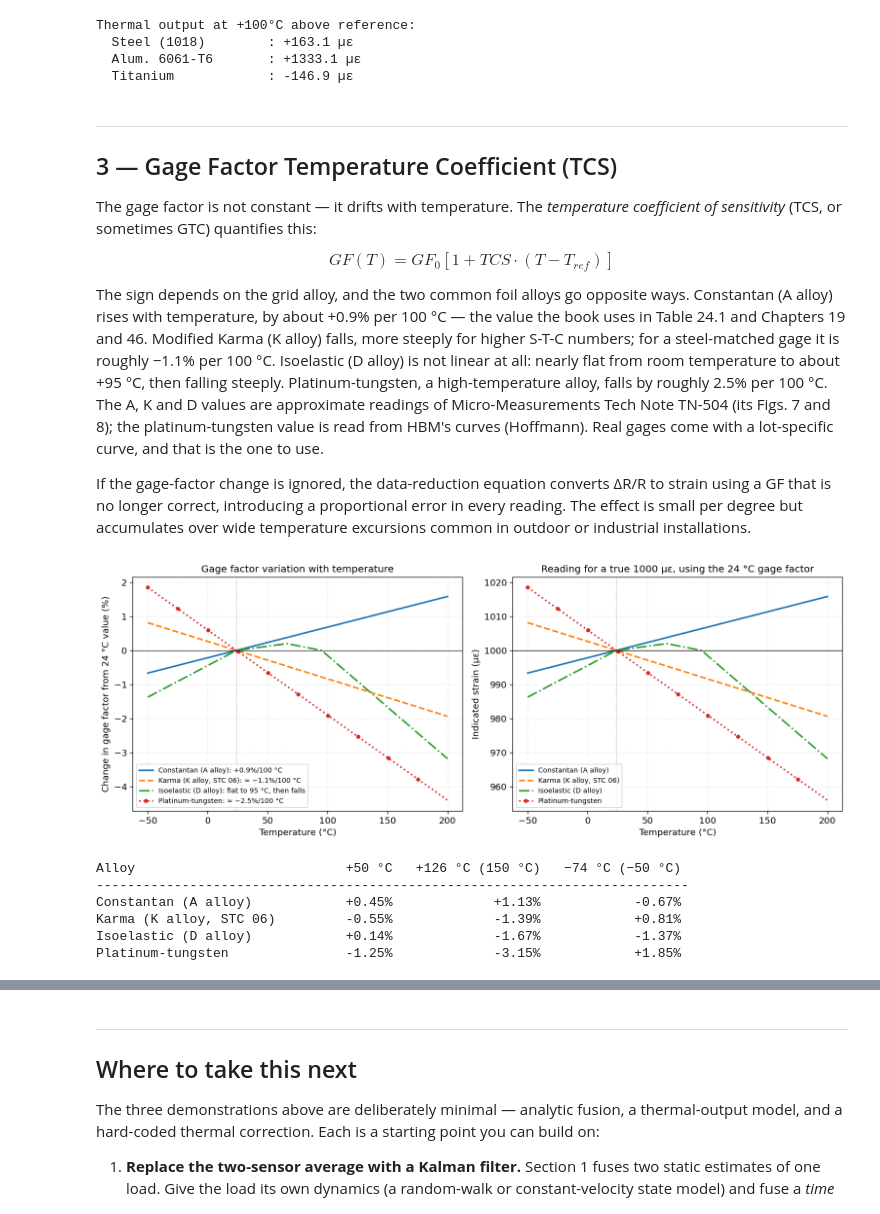
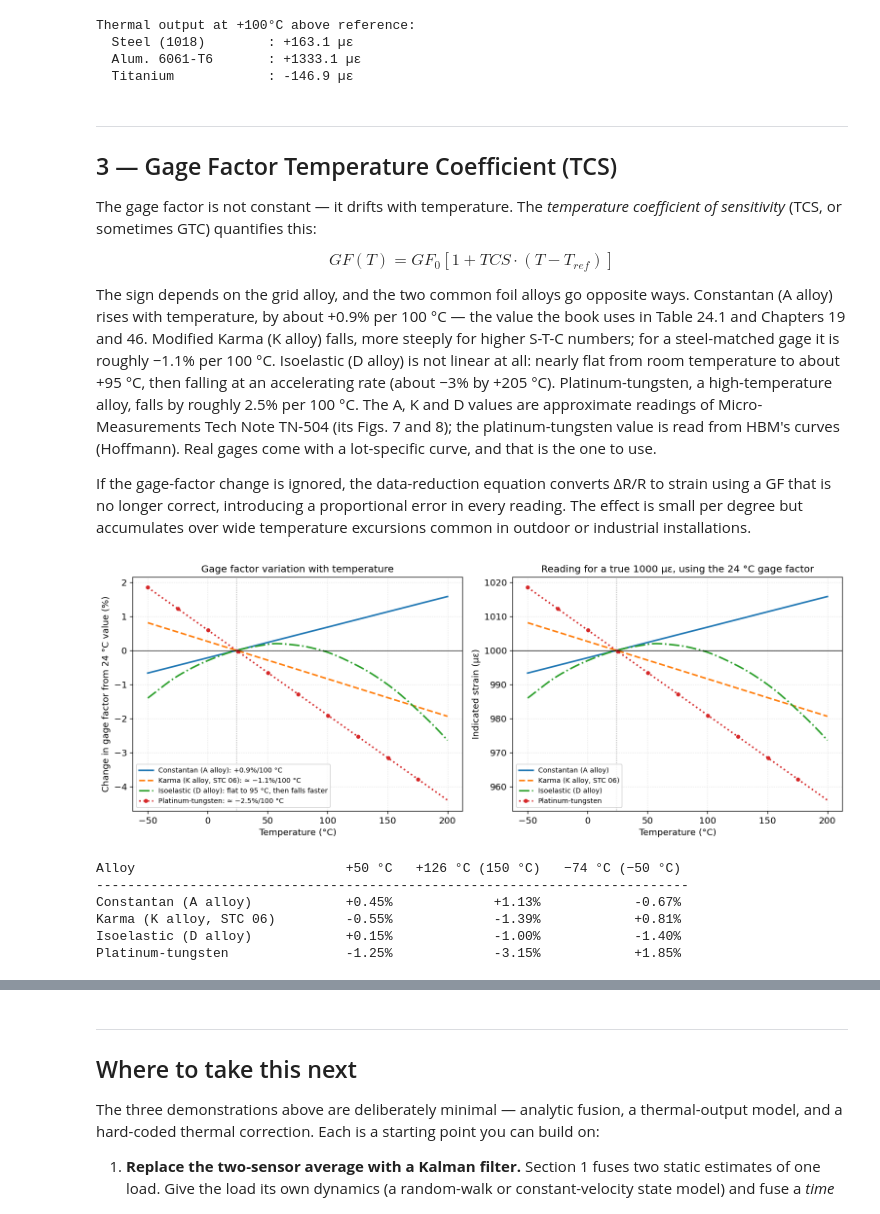
Before and after one commit to mike-bower/modern-strain-gage-technology-notebooks, a Jupyter notebook: notebooks/ch58_sensor_fusion.ipynb, the cells around one changed output, grey strips where cells are left out. Drawn from its saved outputs; the diff is of its cells as text; code cells hidden in the pictures.

```diff
--- a/notebooks/ch58_sensor_fusion.ipynb
+++ b/notebooks/ch58_sensor_fusion.ipynb
@@ -216,7 +216,7 @@ The gage factor is not constant — it drifts with temperature. The *temperature
 
 $$GF(T) = GF_0 \left[1 + TCS \cdot (T - T_{ref})\right]$$
 
-The sign depends on the grid alloy, and the two common foil alloys go opposite ways. Constantan (A alloy) rises with temperature, by about +0.9% per 100 °C — the value the book uses in Table 24.1 and Chapters 19 and 46. Modified Karma (K alloy) falls, more steeply for higher S-T-C numbers; for a steel-matched gage it is roughly −1.1% per 100 °C. Isoelastic (D alloy) is not linear at all: nearly flat from room temperature to about +95 °C, then falling steeply. Platinum-tungsten, a high-temperature alloy, falls by roughly 2.5% per 100 °C. The A, K and D values are approximate readings of Micro-Measurements Tech Note TN-504 (its Figs. 7 and 8); the platinum-tungsten value is read from HBM's curves (Hoffmann). Real gages come with a lot-specific curve, and that is the one to use.
+The sign depends on the grid alloy, and the two common foil alloys go opposite ways. Constantan (A alloy) rises with temperature, by about +0.9% per 100 °C — the value the book uses in Table 24.1 and Chapters 19 and 46. Modified Karma (K alloy) falls, more steeply for higher S-T-C numbers; for a steel-matched gage it is roughly −1.1% per 100 °C. Isoelastic (D alloy) is not linear at all: nearly flat from room temperature to about +95 °C, then falling at an accelerating rate (about −3% by +205 °C). Platinum-tungsten, a high-temperature alloy, falls by roughly 2.5% per 100 °C. The A, K and D values are approximate readings of Micro-Measurements Tech Note TN-504 (its Figs. 7 and 8); the platinum-tungsten value is read from HBM's curves (Hoffmann). Real gages come with a lot-specific curve, and that is the one to use.
 
 If the gage-factor change is ignored, the data-reduction equation converts ΔR/R to strain using a GF that is no longer correct, introducing a proportional error in every reading. The effect is small per degree but accumulates over wide temperature excursions common in outdoor or industrial installations.
 # %%
@@ -233,20 +233,27 @@ def linear_pct(tcs_per_C):
     """A linear GF temperature coefficient (per °C) as a %-change function of T."""
     return lambda T: 100.0 * tcs_per_C * (T - T_ref)
 
-# Isoelastic (D alloy) is markedly non-linear (TN-504): close to flat from room
-# temperature to about +95 °C, then falling steeply. Piecewise-linear through
-# approximate readings of TN-504 Fig. 7 (°C, % change).
-D_ALLOY_PTS_T   = [-73.0, 24.0, 66.0, 95.0, 260.0]
-D_ALLOY_PTS_PCT = [-1.8,   0.0,  0.2,  0.0,  -5.0]
+# Isoelastic (D alloy) is markedly non-linear (TN-504 Fig. 7): it climbs toward
+# room temperature, is nearly flat (a shallow hump of about +0.2 %) from room
+# temperature to about +95 °C, and then falls at an accelerating rate, reaching
+# about -3 % near +205 °C and -5 % near +245 °C. Points read from TN-504 Fig. 7
+# (°C, % change); a monotone cubic (PCHIP) through them keeps the curve smooth
+# without overshoot.
+from scipy.interpolate import PchipInterpolator
+D_ALLOY_PTS_T   = [-73.0, -50.0, -25.0,  0.0, 24.0, 40.0, 57.0, 75.0, 95.0,
+                   125.0, 150.0, 175.0, 205.0, 230.0, 246.0]
+D_ALLOY_PTS_PCT = [-2.0,  -1.4,  -0.75, -0.3,  0.0, 0.12, 0.2, 0.15, 0.0,
+                   -0.45, -1.0,  -1.75, -2.85, -4.1, -5.0]
+_d_alloy = PchipInterpolator(D_ALLOY_PTS_T, D_ALLOY_PTS_PCT)
 
 def isoelastic_pct(T):
-    return np.interp(T, D_ALLOY_PTS_T, D_ALLOY_PTS_PCT)
+    return _d_alloy(T)
 
 # name -> (%-change function, label for the coefficient, line style, marker)
 gages = {
     'Constantan (A alloy)':  (linear_pct(+0.9e-4), '+0.9%/100 °C',            '-',  None),
     'Karma (K alloy, STC 06)': (linear_pct(-1.1e-4), '≈ −1.1%/100 °C',        '--', None),
-    'Isoelastic (D alloy)':  (isoelastic_pct,       'flat to 95 °C, then falls', '-.', None),
+    'Isoelastic (D alloy)':  (isoelastic_pct,       'flat to 95 °C, then falls faster', '-.', None),
     'Platinum-tungsten':     (linear_pct(-2.5e-4), '≈ −2.5%/100 °C',          ':',  'o'),
 }
 
@@ -263,39 +270,39 @@ for name, (pct, coeff, ls, mk) in gages.items():
             label=f'{name}: {coeff}')
 ax.axhline(0, color='black', lw=0.7)
 ax.axvline(T_ref, color='gray', lw=0.8, ls=':')
 ax.set_xlabel('Temperature (°C)')
 ax.set_ylabel('Change in gage factor from 24 °C value (%)')
 ax.set_title('Gage factor variation with temperature')
 ax.legend(fontsize=8.5, loc='lower left'); ax.grid(True, linestyle=':', alpha=0.4)
 
 # Right: strain the instrument reports for a true 1000 µε, if it keeps using
 # the 24 °C gage factor (indicated = true x GF(T)/GF_0).
 ax = axes[1]
 for name, (pct, coeff, ls, mk) in gages.items():
     eps_indicated = eps_true * (1 + pct(T) / 100.0)
     ax.plot(T, eps_indicated, lw=2.0, ls=ls, marker=mk, markevery=40, ms=4, label=name)
 ax.axhline(eps_true, color='black', lw=0.8)
 ax.axvline(T_ref, color='gray', lw=0.8, ls=':')
 ax.set_xlabel('Temperature (°C)')
 ax.set_ylabel('Indicated strain (µε)')
 ax.set_title(f'Reading for a true {eps_true:.0f} µε, using the 24 °C gage factor')
 ax.legend(fontsize=8.5, loc='lower left'); ax.grid(True, linestyle=':', alpha=0.4)
 
 plt.tight_layout()
 plt.savefig(OUT_DIR / 'fig58_nb1_gf_temperature_drift.png', bbox_inches='tight', dpi=300)
 plt.show()
 
 print(f"{'Alloy':28s}  {'+50 °C':>8}  {'+126 °C (150 °C)':>17}  {'−74 °C (−50 °C)':>16}")
 print('-' * 76)
 for name, (pct, coeff, ls, mk) in gages.items():
     print(f"{name:28s}  {pct(T_ref + 50):+7.2f}%  {pct(150.0):+16.2f}%  {pct(-50.0):+15.2f}%")
 # %% [output]
-[figure, old version]
+[figure, new version]
 Alloy                           +50 °C   +126 °C (150 °C)   −74 °C (−50 °C)
 ----------------------------------------------------------------------------
 Constantan (A alloy)            +0.45%             +1.13%            -0.67%
 Karma (K alloy, STC 06)         -0.55%             -1.39%            +0.81%
-Isoelastic (D alloy)            +0.14%             -1.67%            -1.37%
+Isoelastic (D alloy)            +0.15%             -1.00%            -1.40%
 Platinum-tungsten               -1.25%             -3.15%            +1.85%
 # %% [markdown]
 ---
```
Also changed, not shown: parts of 3 cells of this notebook, 45 other files.
